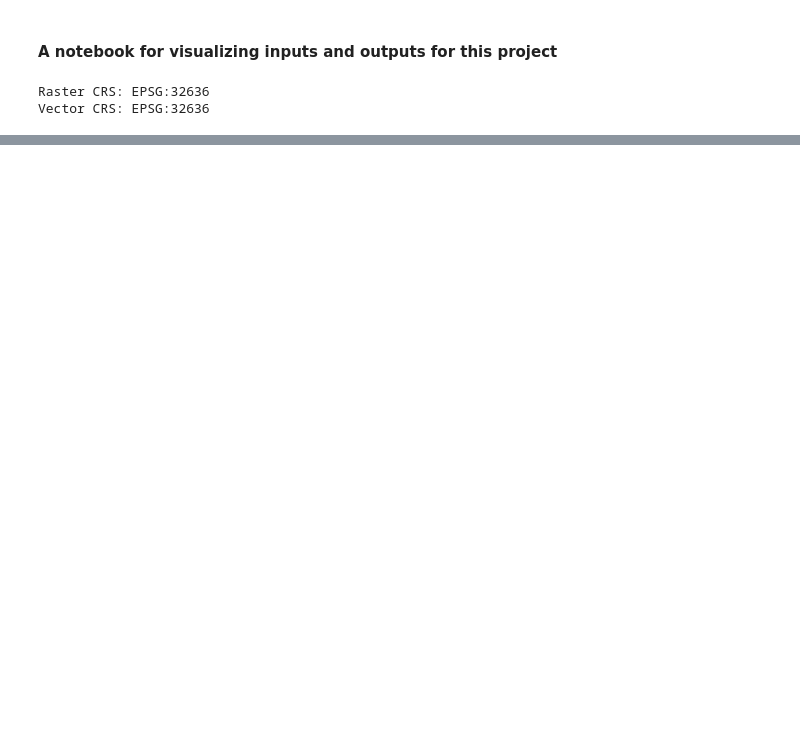
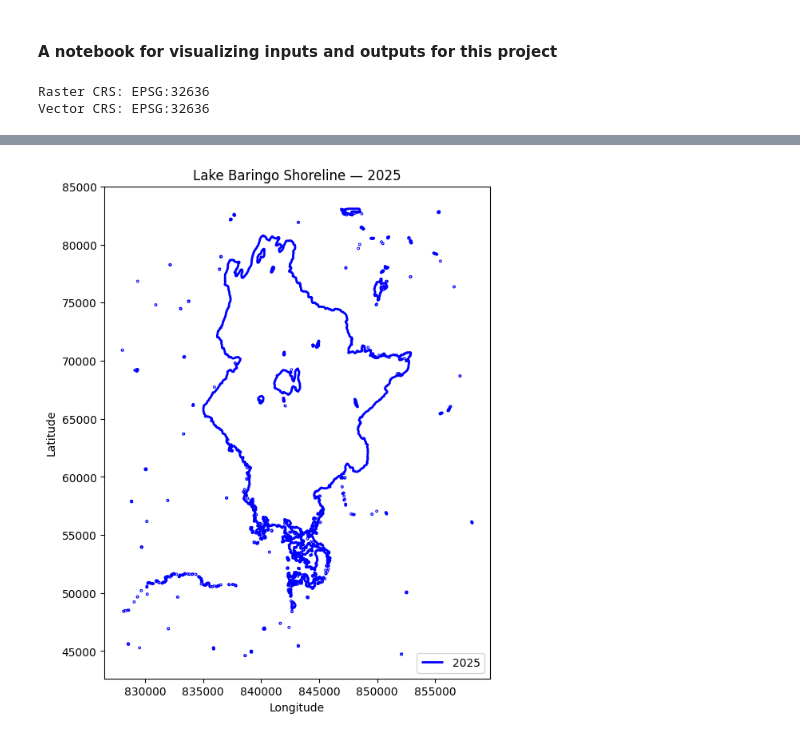
Before and after one commit to kiprutoYG/lake_extent_analysis_pipeline, a Jupyter notebook: src/visualization/see.ipynb, the cells around one changed output, grey strips where cells are left out. Saved outputs shown, nothing was run; the diff lists cells and outputs as text; code cells hidden in the pictures; blank space fills up the shorter version.

```diff
--- a/src/visualization/see.ipynb
+++ b/src/visualization/see.ipynb
@@ -67,0 +104,42 @@ plt.show()
+# %%
+import matplotlib.pyplot as plt
+import matplotlib.animation as animation
+
+shorelines = [
+    (2007, dissolved_2007),
+    (2016, dissolved_2016),
+    (2025, dissolved_2025)
+]
+
+fig, ax = plt.subplots(figsize=(8, 8))
+
+# # Plot DEM or hillshade background once
+# dem.plot(ax=ax, cmap='terrain', alpha=0.6)
+# ax.set_title("Lake Baringo Shoreline — 2016")
+
+# Store current shoreline plot handle
+shore_plot = [None]
+
+def plot_frame(year, gdf, color='blue'):
+    # Remove previous shoreline if it exists
+    if shore_plot[0] is not None:
+        for c in shore_plot[0].collections:
+            c.remove()
+
+    # Plot new shoreline (outline only)
+    shore_plot[0] = gdf.boundary.plot(ax=ax, color=color, linewidth=2, label=str(year))
+    ax.legend([str(year)], loc='lower right')
+    ax.set_title(f"Lake Baringo Shoreline — {year}")
+    ax.set_xlabel("Longitude")
+    ax.set_ylabel("Latitude")
+
+def animate(i):
+    year, gdf = shorelines[i]
+    plot_frame(year, gdf)
+
+ani = animation.FuncAnimation(fig, animate, frames=len(shorelines), interval=1800, repeat=True)
+
+ani.save("lake_baringo_shoreline_growth.gif", writer="pillow", fps=1)
+plt.show()
+# %% [output]
+[figure, added]
```
Also changed, not shown: parts of 6 cells of this notebook, 59 other files.
